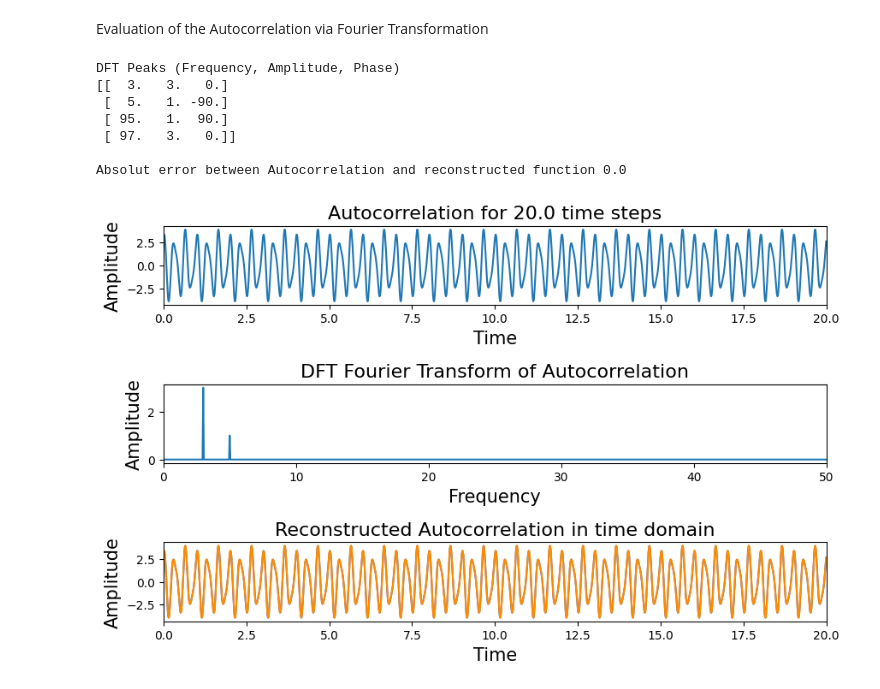
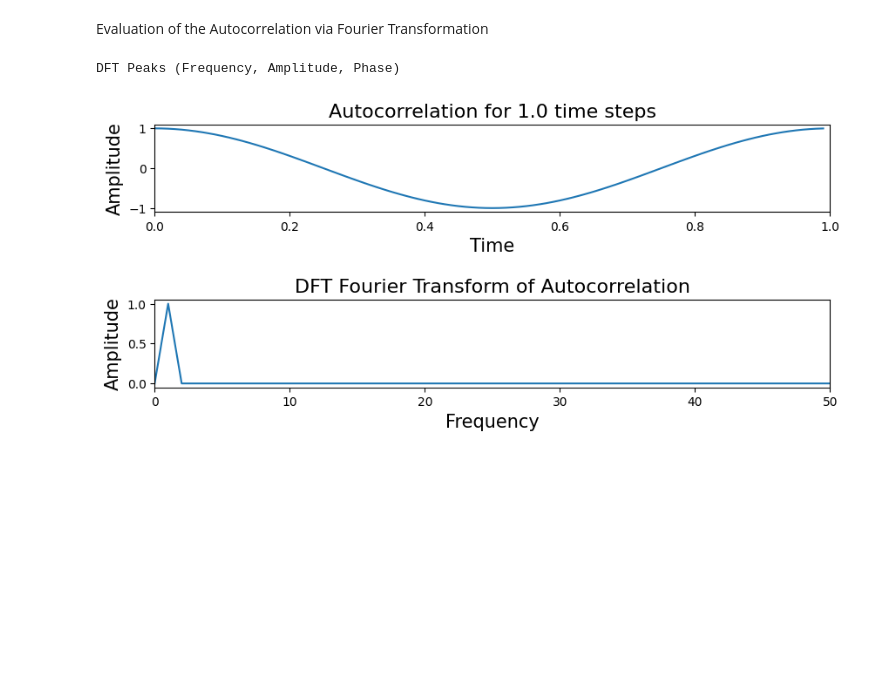
Before and after one commit to ManuE1996/FT_example, a Jupyter notebook: Vorlesung.ipynb, the cells around one changed output. Cells and saved outputs as stored; diff of their text form; code cells hidden in the pictures; blank space fills up the shorter version.

```diff
--- a/Vorlesung.ipynb
+++ b/Vorlesung.ipynb
@@ -158,9 +158,10 @@ Evaluation of the Autocorrelation via Fourier Transformation
 # %%
 ############### Define parameters for autocorrelation ###################
 Use_sd_AC       = True                                                  # If set as True, one can define an analytic example for the AC
-time_max        = 20                                                    # Endpoint of selfdefined AC
+time_max        = 1                                                     # Endpoint of selfdefined AC
 sampling_rate   = 100                                                   # Sampling rate of selfdefined AC
-Reconstruct_Inp = True                                                  # Reconstruct the input function using the FT result
+Reconstruct_Inp = False                                                  # Reconstruct the input function using the FT result
+Calc_MOP        = False                                                 #
 ############### Scan routine to define highest periodicity ##############
 PS_scan   = False                                                        # Scan different end points, find highest periodicity of the input
 PS_start  = 15                                                          # Time point for starting the scan
@@ -169,11 +170,17 @@ PS_step   = 1                                                           # Time s
 #########################################################################
 
 ## Define your own analytic wave as Autocorrelation, need to set Use_sd_AC as true ###
-def analytic_AC(t):                                                                  #
-    p = 0                                                                            #
+def analytic_AC(t):                                                                  #                                                                          #
     # Just some example linear combination of an cos and sin, feel free to change    #
-    func1 = 1 * np.sin(2*np.pi*5*t+(np.pi/180*p))                                    #
-    func2 = 3 * np.cos(2*np.pi*3*t+(np.pi/180*p))                                    #
+    Amp1   = 0                                                                       #
+    Amp2   = 1                                                                       #
+    Freq1  = 0                                                                       #
+    Freq2  = 1                                                                       #
+    Phase1 = 0                                                                       #
+    Phase2 = 0                                                                       #
+                                                                                     #
+    func1 = Amp1 * np.sin(2*np.pi*Freq1*t+(np.pi/180*Phase1))                        #
+    func2 = Amp2 * np.cos(2*np.pi*Freq2*t+(np.pi/180*Phase2))                        #
     result = func1 + func2                                                           #
                                                                                      #
 #    result = any_function                                                           #
@@ -201,11 +208,7 @@ NOP = np.sum([Reconstruct_Inp,PS_scan])+2
 P=1
 fig3 = plt.figure(dpi=100,figsize=(10,NOP*2))
 
-x_min = 0
-x_max = samp_rate/2
-Peak_thresh=0.1
-
-np.set_printoptions(suppress=True, precision=10)
+np.set_printoptions(suppress=True, precision=4)
 
 ax1 = plt.subplot(NOP,1,P)
 plt.plot=ax1.plot(x_step, ACC)
@@ -219,10 +222,12 @@ P+=1
 x_array_FD = MF.freq_FD(x_step,samp_rate)
 y_array_FD = MF.DFT_new(ACC,0,time_end,samp_rate)
 y_array_FD = y_array_FD/len(x_step)*2
-MOP = MF.Peak_detection(x_array_FD,y_array_FD,Peak_thresh)
-print('DFT Peaks (Frequency, Amplitude, Phase)')
-print(MOP)
-print()
+
+if Calc_MOP == True:
+    MOP = MF.Peak_detection(x_array_FD,y_array_FD,Peak_thresh)
+    print('DFT Peaks (Frequency, Amplitude, Phase)')
+    print(MOP)
+    print()
 
 ax1 = plt.subplot(NOP,1,P)
 plt.plot=ax1.plot(x_array_FD, np.abs(y_array_FD))
@@ -284,37 +289,31 @@ if PS_scan == True:
     print(MOP)
     print()
 
 if Reconstruct_Inp == True:
     rec_real = np.zeros(len(x_step),dtype=np.complex128)
     rec_imag = np.zeros(len(x_step),dtype=np.complex128)
 
     for row in MOP:
         freq, amp, phase = row[0], row[1], row[2]
         rec_real += amp/2 * np.cos(2*np.pi*freq*x_step+(np.pi/180*phase))
         rec_imag += amp/2 * np.sin(2*np.pi*freq*x_step+(np.pi/180*phase))
 
     y_array_rec = np.vectorize(complex)(rec_real, rec_imag)
 
     ax1 = plt.subplot(NOP,1,P)
 
     plt.plot=ax1.plot(x_step, ACC, color='royalblue')
     plt.plot=ax1.plot(x_step, y_array_rec.real, color='darkorange')
 
     abs_err =sum(abs(ACC-y_array_rec.real))/len(x_step)
     print('Absolut error between Autocorrelation and reconstructed function', round(abs_err,3))
 
     plt.xlim(xmin=0,xmax=time_end)
     plt.title(f'Reconstructed Autocorrelation in time domain', fontsize = 16)
     plt.ylabel('Amplitude', fontsize = 15)
     plt.xlabel('Time', fontsize = 15)
     P+=1
 plt.subplots_adjust(hspace=1)
 # %% [output]
 DFT Peaks (Frequency, Amplitude, Phase)
-[[  3.   3.   0.]
- [  5.   1. -90.]
- [ 95.   1.  90.]
- [ 97.   3.   0.]]
-
-Absolut error between Autocorrelation and reconstructed function 0.0
-[figure, old version]
+[figure, new version]
```
Also changed, not shown: parts of 1 cell of this notebook.
